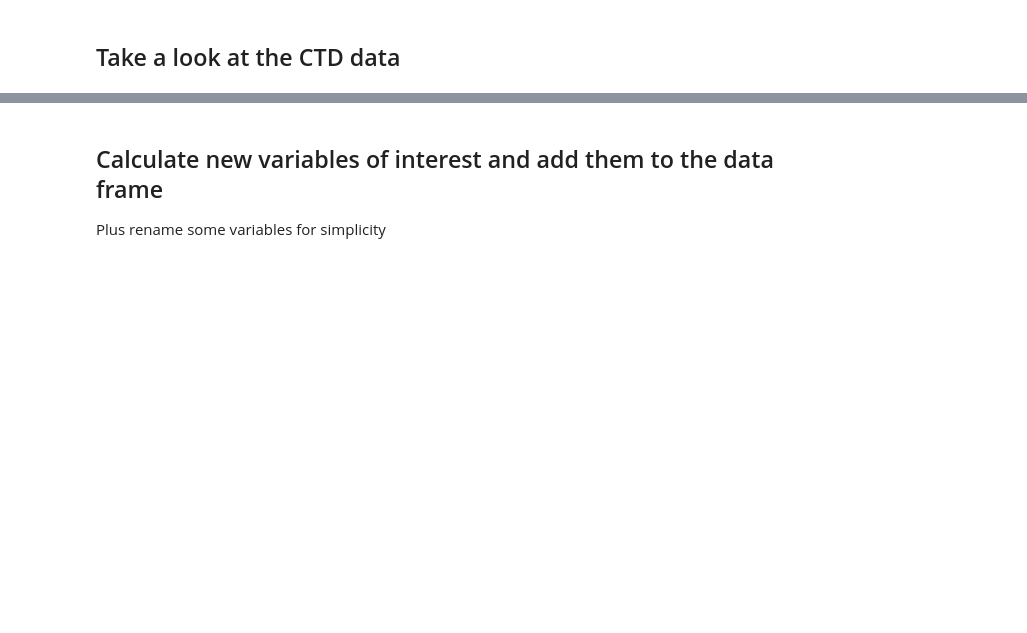
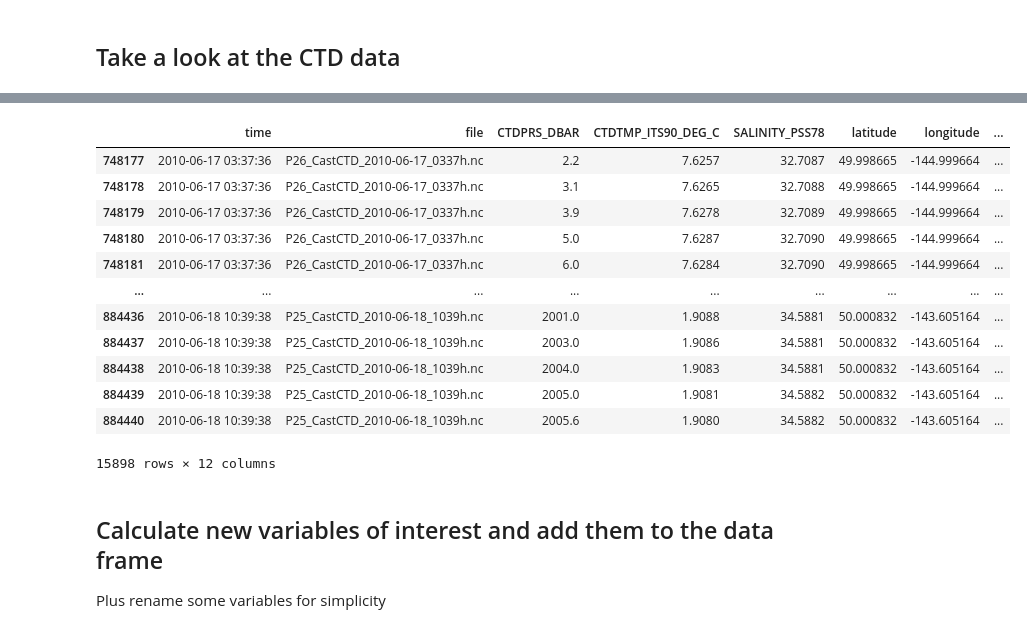
Before and after one commit to Statistical-Downscaling-for-the-Ocean/linep-data-prep-and-evaluation, a Jupyter notebook: waterproperties_data_prep/Load_LineP_CTDs.ipynb, the cells around one changed output, grey strips where cells are left out. Cells and saved outputs as stored; diff of their text form; code cells hidden in the pictures; blank space fills up the shorter version.

```diff
--- a/waterproperties_data_prep/Load_LineP_CTDs.ipynb
+++ b/waterproperties_data_prep/Load_LineP_CTDs.ipynb
@@ -61,3 +42,19 @@ df
+# %%
+df[df['time'].str.startswith('2010-06')]
+# %% [output]
+|  | time | file | CTDPRS_DBAR | CTDTMP_ITS90_DEG_C | SALINITY_PSS78 | latitude | longitude | ... |
+| 748177 | 2010-06-17 03:37:36 | P26_CastCTD_2010-06-17_0337h.nc | 2.2 | 7.6257 | 32.7087 | 49.998665 | -144.999664 | ... |
+| 748178 | 2010-06-17 03:37:36 | P26_CastCTD_2010-06-17_0337h.nc | 3.1 | 7.6265 | 32.7088 | 49.998665 | -144.999664 | ... |
+| 748179 | 2010-06-17 03:37:36 | P26_CastCTD_2010-06-17_0337h.nc | 3.9 | 7.6278 | 32.7089 | 49.998665 | -144.999664 | ... |
+| 748180 | 2010-06-17 03:37:36 | P26_CastCTD_2010-06-17_0337h.nc | 5.0 | 7.6287 | 32.7090 | 49.998665 | -144.999664 | ... |
+| 748181 | 2010-06-17 03:37:36 | P26_CastCTD_2010-06-17_0337h.nc | 6.0 | 7.6284 | 32.7090 | 49.998665 | -144.999664 | ... |
+| ... | ... | ... | ... | ... | ... | ... | ... | ... |
+| 884436 | 2010-06-18 10:39:38 | P25_CastCTD_2010-06-18_1039h.nc | 2001.0 | 1.9088 | 34.5881 | 50.000832 | -143.605164 | ... |
+| 884437 | 2010-06-18 10:39:38 | P25_CastCTD_2010-06-18_1039h.nc | 2003.0 | 1.9086 | 34.5881 | 50.000832 | -143.605164 | ... |
+| 884438 | 2010-06-18 10:39:38 | P25_CastCTD_2010-06-18_1039h.nc | 2004.0 | 1.9083 | 34.5881 | 50.000832 | -143.605164 | ... |
+| 884439 | 2010-06-18 10:39:38 | P25_CastCTD_2010-06-18_1039h.nc | 2005.0 | 1.9081 | 34.5882 | 50.000832 | -143.605164 | ... |
+| 884440 | 2010-06-18 10:39:38 | P25_CastCTD_2010-06-18_1039h.nc | 2005.6 | 1.9080 | 34.5882 | 50.000832 | -143.605164 | ... |
+15898 rows × 12 columns
 # %% [markdown]
 ## Calculate new variables of interest and add them to the data frame
 Plus rename some variables for simplicity
```
Also changed, not shown: parts of 7 cells of this notebook, 3 other files.
